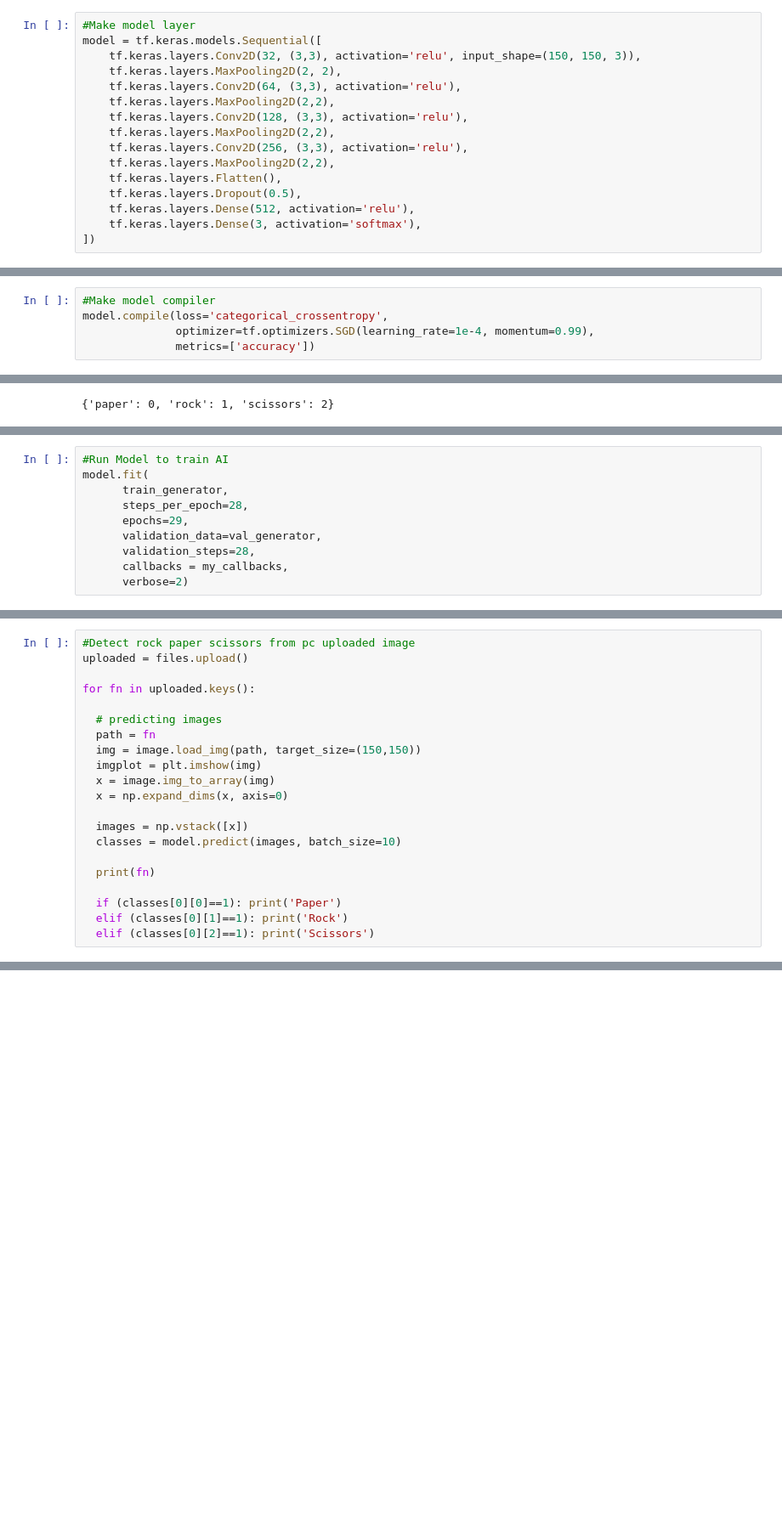
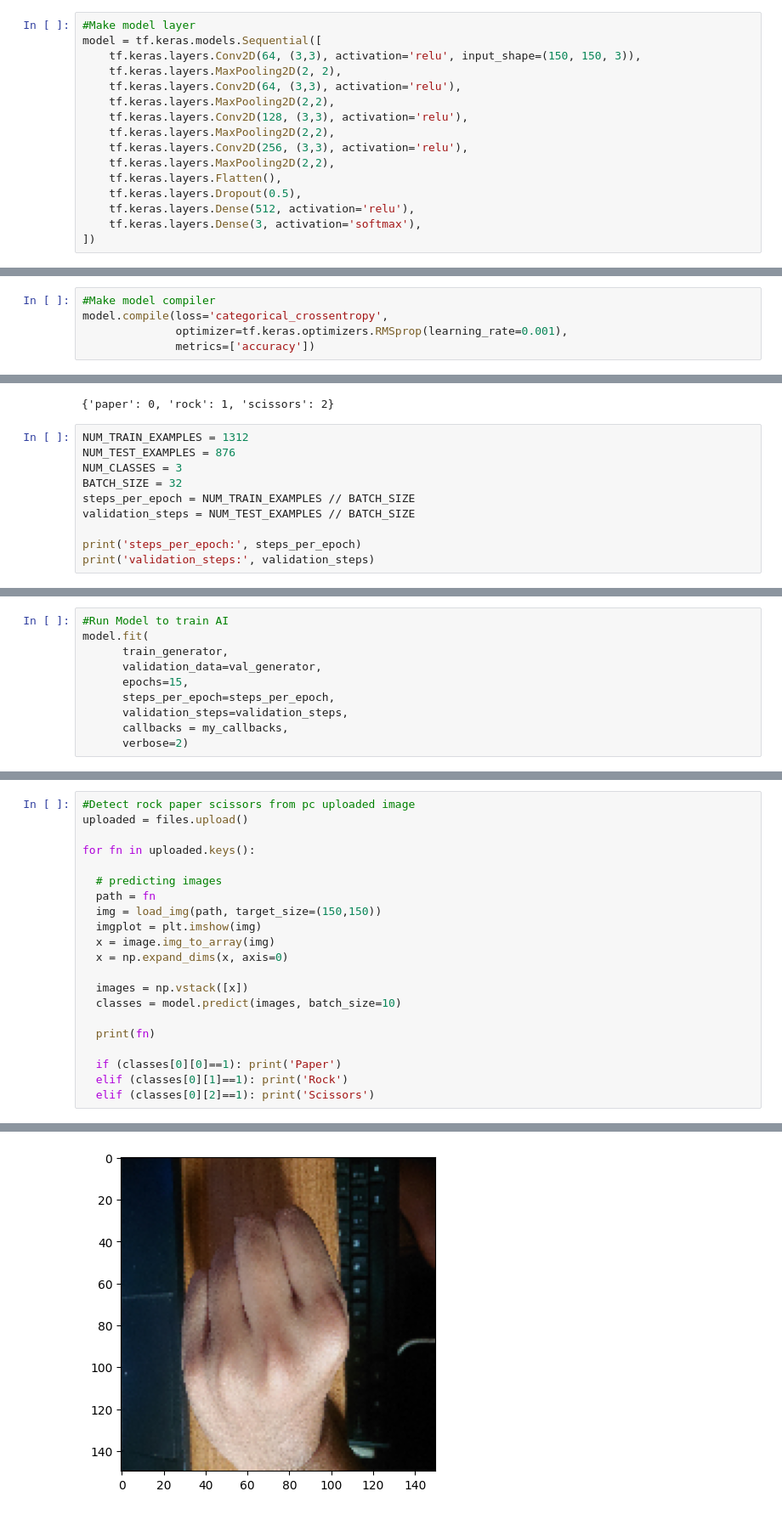
Before and after one commit to rezatan/RockPaperScissors, a Jupyter notebook: RockPaperScissors.ipynb, the cells around one changed output, grey strips where cells are left out. Shown: that part at 85% size. Drawn from its saved outputs; the diff is of its cells as text; blank space fills up the shorter version.

```diff
--- a/RockPaperScissors.ipynb
+++ b/RockPaperScissors.ipynb
@@ -74,7 +93,7 @@ Found 876 images belonging to 3 classes.
 # %%
 #Make model layer
 model = tf.keras.models.Sequential([
-    tf.keras.layers.Conv2D(32, (3,3), activation='relu', input_shape=(150, 150, 3)),
+    tf.keras.layers.Conv2D(64, (3,3), activation='relu', input_shape=(150, 150, 3)),
     tf.keras.layers.MaxPooling2D(2, 2),
     tf.keras.layers.Conv2D(64, (3,3), activation='relu'),
     tf.keras.layers.MaxPooling2D(2,2),
@@ -90,7 +129,7 @@ model = tf.keras.models.Sequential([
 # %%
 #Make model compiler
 model.compile(loss='categorical_crossentropy',
-              optimizer=tf.optimizers.SGD(learning_rate=1e-4, momentum=0.99),
+              optimizer=tf.keras.optimizers.RMSprop(learning_rate=0.001),
               metrics=['accuracy'])
 # %%
 my_callbacks = [
@@ -100,3 +139,13 @@ my_callbacks = [
   print(train_generator.class_indices)
 # %% [output]
 {'paper': 0, 'rock': 1, 'scissors': 2}
+# %%
+NUM_TRAIN_EXAMPLES = 1312
+NUM_TEST_EXAMPLES = 876
+NUM_CLASSES = 3
+BATCH_SIZE = 32
+steps_per_epoch = NUM_TRAIN_EXAMPLES // BATCH_SIZE
+validation_steps = NUM_TEST_EXAMPLES // BATCH_SIZE
+
+print('steps_per_epoch:', steps_per_epoch)
+print('validation_steps:', validation_steps)
@@ -104,10 +156,10 @@ my_callbacks = [
 #Run Model to train AI
 model.fit(
       train_generator,
-      steps_per_epoch=28,
-      epochs=29,
       validation_data=val_generator,
-      validation_steps=28,
+      epochs=15,
+      steps_per_epoch=steps_per_epoch,
+      validation_steps=validation_steps,
       callbacks = my_callbacks,
       verbose=2)
 # %% [output]
@@ -137,7 +189,7 @@ for fn in uploaded.keys():
 
   # predicting images
   path = fn
-  img = image.load_img(path, target_size=(150,150))
+  img = load_img(path, target_size=(150,150))
   imgplot = plt.imshow(img)
   x = image.img_to_array(img)
   x = np.expand_dims(x, axis=0)
@@ -154,0 +211 @@ for fn in uploaded.keys():
+[figure, added]
```
Also changed, not shown: parts of 9 cells of this notebook.
